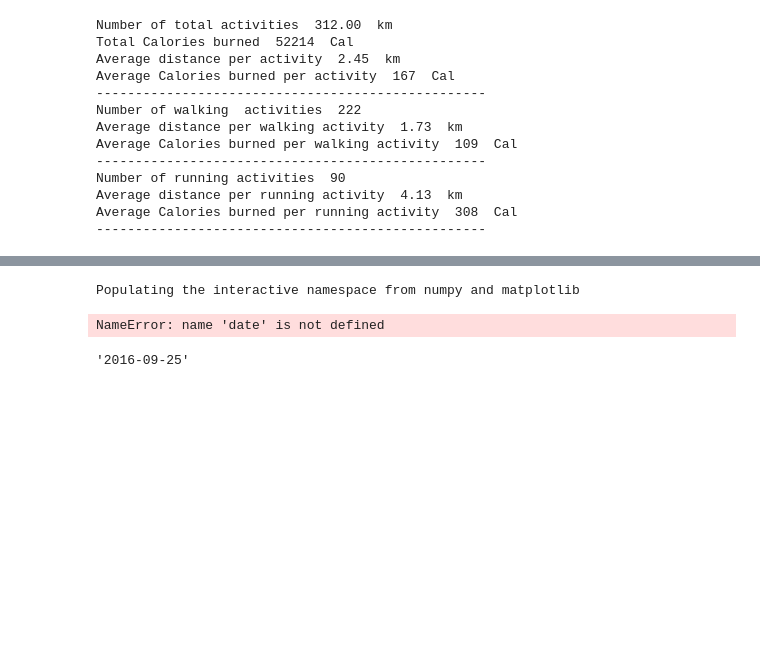
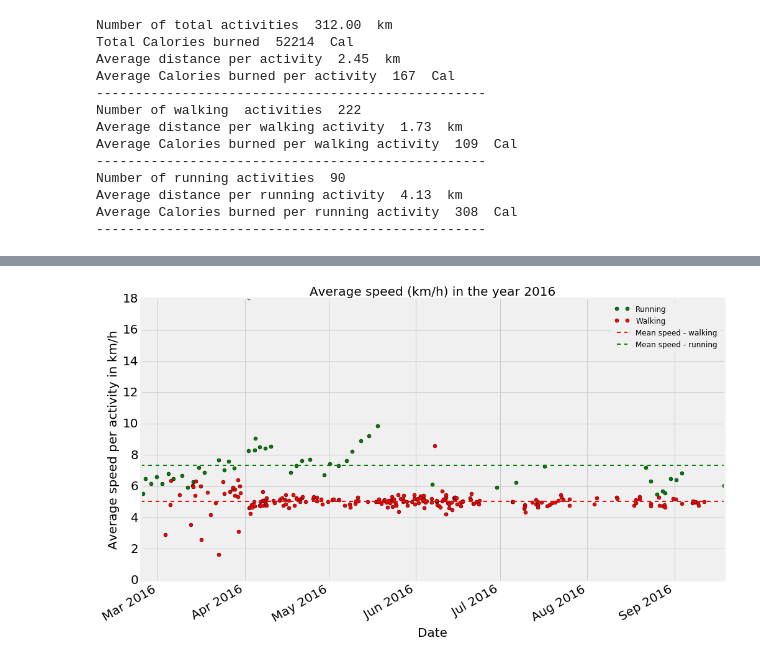
Before and after one commit to harshkn/Runkeeper-Analysis, a Jupyter notebook: runkeeper.ipynb, the cells around one changed output, grey strips where cells are left out. Saved outputs shown, nothing was run; the diff lists cells and outputs as text; code cells hidden in the pictures; blank space fills up the shorter version.

```diff
--- a/runkeeper.ipynb
+++ b/runkeeper.ipynb
@@ -175,38 +176,58 @@ fig.savefig('dist-cal-walk-yearly.png',transparent=True, bbox_inches='tight', pa
 # %%
 #Average pace for running and walking
+#Y, M, D
+import datetime as dt
+start_range = datetime.datetime(2016 ,1, 1)
+end_range = dt.datetime.today()
 
-%pylab inline
-pylab.rcParams['figure.figsize'] = (15, 9)   # Change the size of plots
-import datetime as dt
+
+# %pylab inline
+# pylab.rcParams['figure.figsize'] = (15, 9)   # Change the size of plots
 
 
 avgspeed_walk = pd.DataFrame()
 avgspeed_run = pd.DataFrame()
 avgspeed_walk_run = pd.DataFrame()
-start = date('2016-01-01')
-end = dt.datetime.today().strftime("%Y-%m-%d")
+
+
+
+# avgspeed_walk[['Date','Walking','Type']]  = walk_data[['Date', 'Average Speed (km/h)','Type']]
+# avgspeed_run[['Date', 'Running','Type']]  = run_data[['Date','Average Speed (km/h)','Type']]
 
 avgspeed_walk[['Date','Walking','Type']]  = walk_data[['Date', 'Average Speed (km/h)','Type']]
 avgspeed_run[['Date', 'Running','Type']]  = run_data[['Date','Average Speed (km/h)','Type']]
 
-# avgspeed_walk.reset_index(drop=True, inplace= True)
-# avgspeed_run.reset_index(drop=True, inplace= True)
 
 avgspeed_run.set_index('Date', inplace = True)
 avgspeed_walk.set_index('Date', inplace = True)
+
+
+avgspeed_run = avgspeed_run[end_range:start_range]
+avgspeed_walk = avgspeed_walk[end_range:start_range]
+
 
 
 ax = avgspeed_run.plot(marker='o', linestyle = 'None', color = 'green')
 avgspeed_walk.plot(ax = ax, marker='o', linestyle = 'None', color = 'red')
 
 
-labels = ['Distance', 'Calories Burned']
-ax.set_title('Average speed (km/h) ', fontsize = fsz)
+avgspeed_walk_mean = avgspeed_walk['Walking'].mean()
+ax.axhline(avgspeed_walk_mean, color='r', linestyle='--',linewidth = 2, label = 'Mean speed - walking')
+
+avgspeed_run_mean = avgspeed_run['Running'].mean()
+ax.axhline(avgspeed_run_mean, color='g', linestyle='--',linewidth = 2,label = 'Mean speed - running')
+
+pylab.legend(loc='upper right')
+patches, labels = ax.get_legend_handles_labels()
+labels = ['Date', 'Average speed per activity']
+ax.set_label(labels)
+ax.set_title('Average speed (km/h) in the year 2016', fontsize = fsz)
+ax.tick_params(axis='both', which='major', labelsize=fsz)
+
+ax.set_ylabel('Average speed per activity in km/h', fontsize = fsz)
+ax.set_xlabel('Date',fontsize = fsz)
+
+fig = ax.get_figure()
+fig.savefig('avg-speed-this-year.png',transparent=True, bbox_inches='tight', pad_inches=0)
 # %% [output]
-Populating the interactive namespace from numpy and matplotlib
-NameError: name 'date' is not defined
+[figure, added]
-# %%
-walk_data.head()
-dt.datetime.today().strftime("%Y-%m-%d")
-# %% [output]
-'2016-09-25'
```
Also changed, not shown: parts of 6 cells of this notebook, 11 other files.
